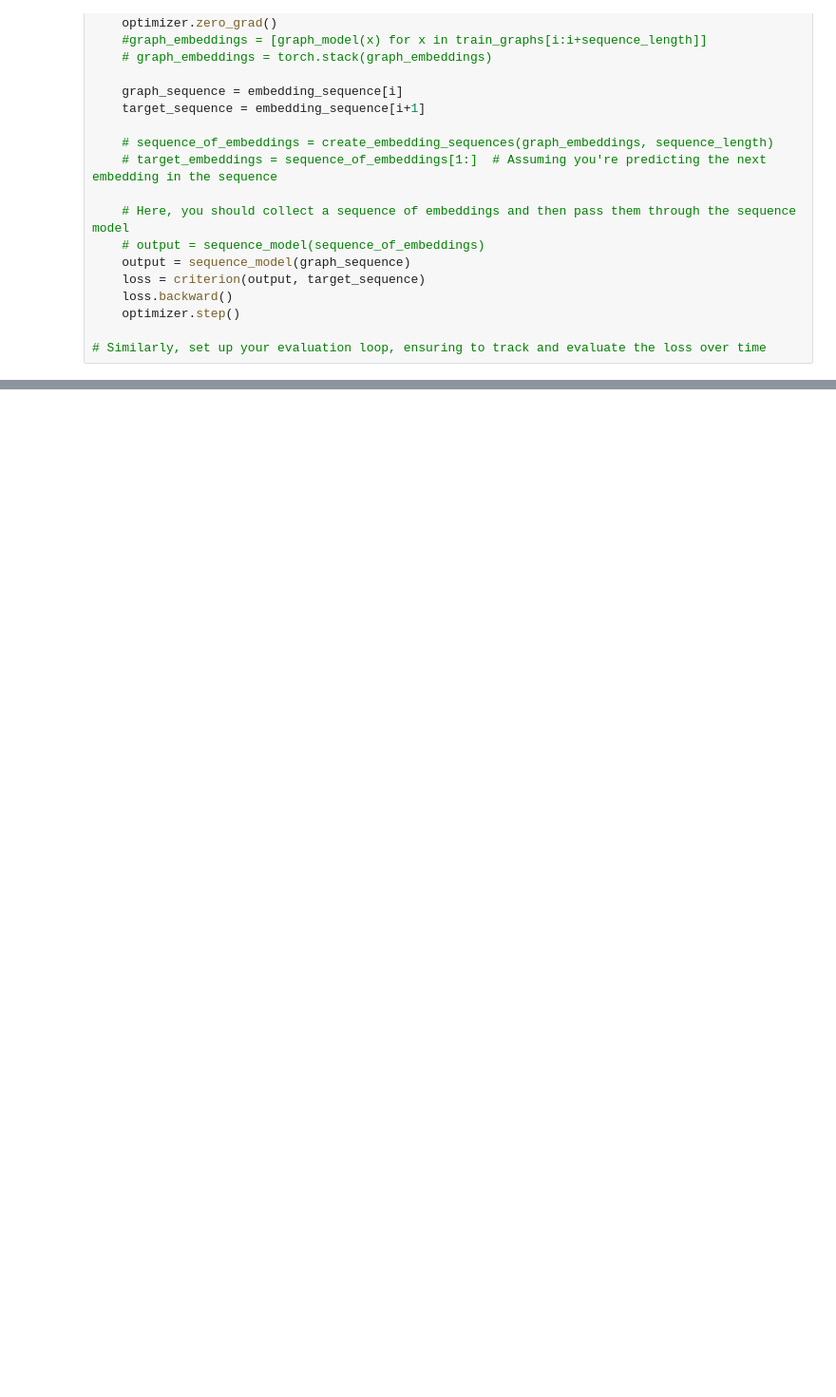
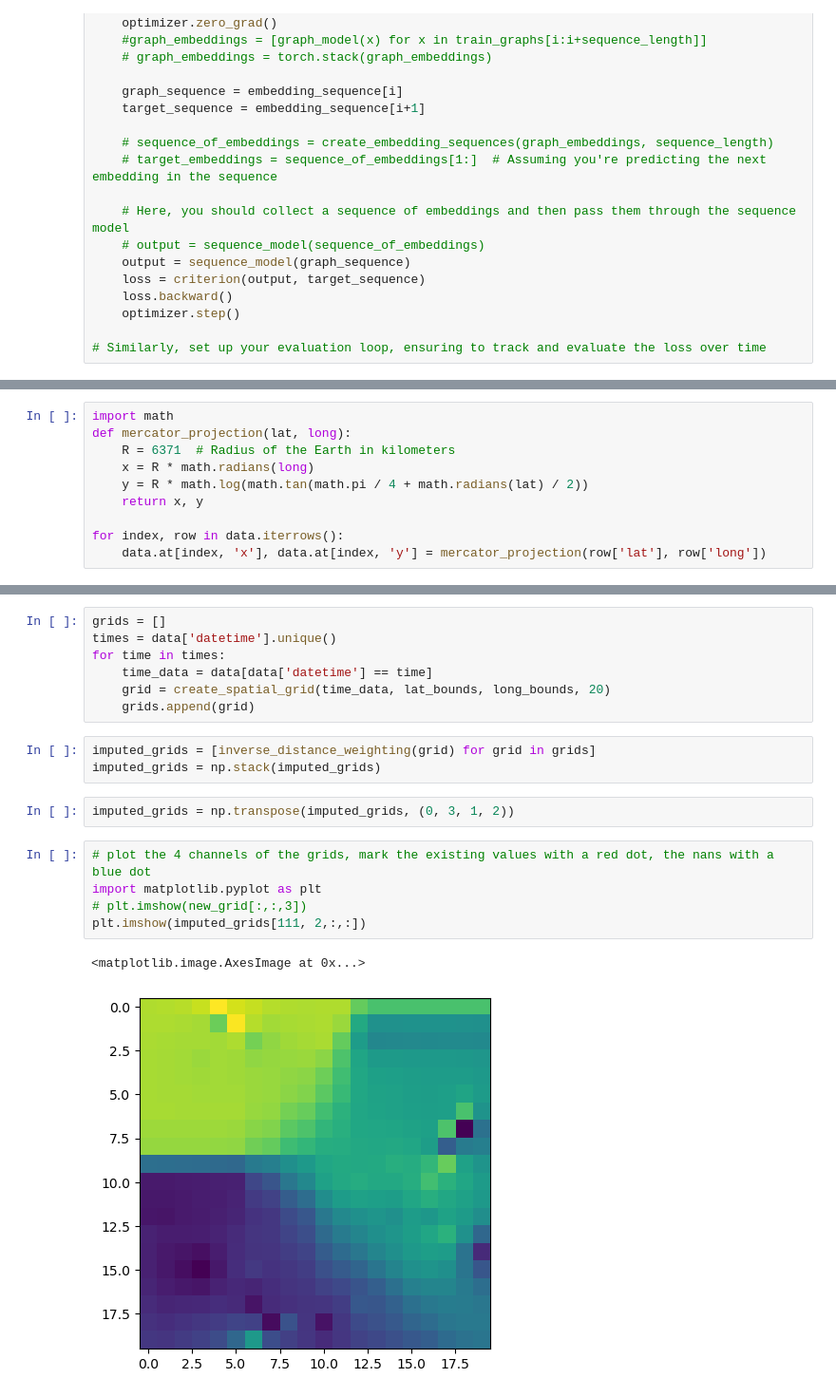
Before and after one commit to evancoons22/nbdc-buoydata, a Jupyter notebook: Untitled.ipynb, the cells around one changed output, grey strips where cells are left out. Shown: that part at 95% size. Saved outputs shown, nothing was run; the diff lists cells and outputs as text; blank space fills up the shorter version.

```diff
--- a/Untitled.ipynb
+++ b/Untitled.ipynb
@@ -305,0 +407,10 @@ Epoch [10/10], Step [786/786], Loss: 0.0002
+# %%
+import math
+def mercator_projection(lat, long):
+    R = 6371  # Radius of the Earth in kilometers
+    x = R * math.radians(long)
+    y = R * math.log(math.tan(math.pi / 4 + math.radians(lat) / 2))
+    return x, y
+
+for index, row in data.iterrows():
+    data.at[index, 'x'], data.at[index, 'y'] = mercator_projection(row['lat'], row['long'])
@@ -305,0 +509,20 @@ Epoch [10/10], Step [786/786], Loss: 0.0002
+# %%
+grids = []
+times = data['datetime'].unique()
+for time in times:
+    time_data = data[data['datetime'] == time]
+    grid = create_spatial_grid(time_data, lat_bounds, long_bounds, 20)
+    grids.append(grid)
+# %%
+imputed_grids = [inverse_distance_weighting(grid) for grid in grids]
+imputed_grids = np.stack(imputed_grids)
+# %%
+imputed_grids = np.transpose(imputed_grids, (0, 3, 1, 2))
+# %%
+# plot the 4 channels of the grids, mark the existing values with a red dot, the nans with a blue dot
+import matplotlib.pyplot as plt
+# plt.imshow(new_grid[:,:,3])
+plt.imshow(imputed_grids[111, 2,:,:])
+# %% [output]
+<matplotlib.image.AxesImage at 0x...>
+[figure, added]
```
Also changed, not shown: parts of 39 cells of this notebook, 3 other files.
